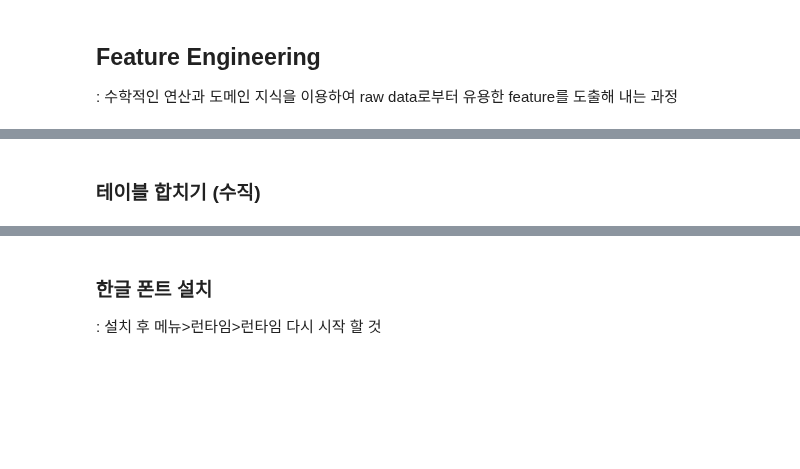
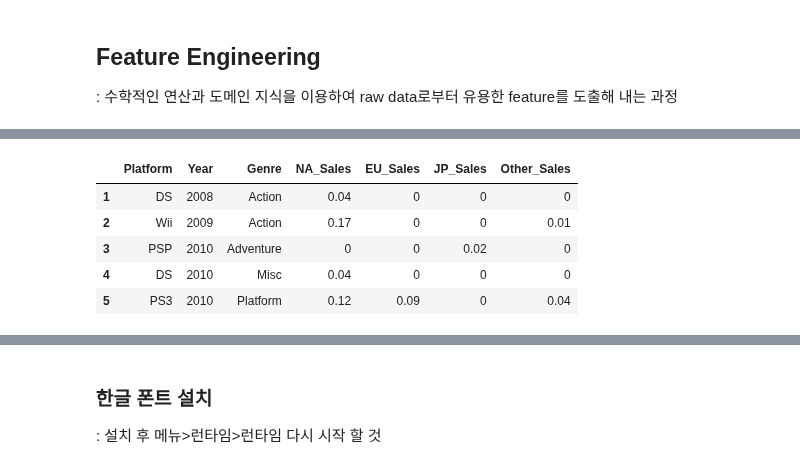
Before and after one commit to LamuneGitHub/A001_Python_Test, a Jupyter notebook: EDA_001.ipynb, the cells around one changed output, grey strips where cells are left out. Saved outputs shown, nothing was run; the diff lists cells and outputs as text; code cells hidden in the pictures; blank space fills up the shorter version.

```diff
--- a/EDA_001.ipynb
+++ b/EDA_001.ipynb
@@ -260,6 +260,20 @@ def eda_info (df_param, need_category = False , category_count = 20) :
       print_line_s()
 
 
+  # category 컬럼의 각 값 별 갯수와 비율 조회
+  print_line()
+  print ( "#category 타입 컬럼의 각 값 갯수와 비율 조회" )
+  list_category_col_name = df_target.dtypes[df_target.dtypes.values == 'category'].index.tolist()
+  for col_name in list_category_col_name :
+    sri_a = df_target[col_name].value_counts(dropna = True)
+    sri_b = df_target[col_name].value_counts(normalize=True ,dropna = True)
+    df_a = sri_a.to_frame( name = 'count')
+    df_b = sri_b.to_frame( name = 'ratio')
+
+    print (f"컬럼명 = {col_name} ")
+    print ( df_a.join( df_b ) )
+    print_line_s()
+
   #TODO 컬럼별 값 분포 그래프 표시
   #Boxplot과 Histogram을 통해서도 이상치 존재 여부를 확인해볼 수 있습니다.
 
@@ -738,2 +692,0 @@ all_columns[all_columns.duplicated()]
-# %% [markdown]
-### 테이블 합치기 (수직)
@@ -763,0 +698,9 @@ df_red.head()
+# %%
+df_target.head(5)
+# %% [output]
+|  | Platform | Year | Genre | NA_Sales | EU_Sales | JP_Sales | Other_Sales |
+| 1 | DS | 2008 | Action | 0.04 | 0 | 0 | 0 |
+| 2 | Wii | 2009 | Action | 0.17 | 0 | 0 | 0.01 |
+| 3 | PSP | 2010 | Adventure | 0 | 0 | 0.02 | 0 |
+| 4 | DS | 2010 | Misc | 0.04 | 0 | 0 | 0 |
+| 5 | PS3 | 2010 | Platform | 0.12 | 0.09 | 0 | 0.04 |
```
Also changed, not shown: parts of 24 cells of this notebook, 1 other file.
